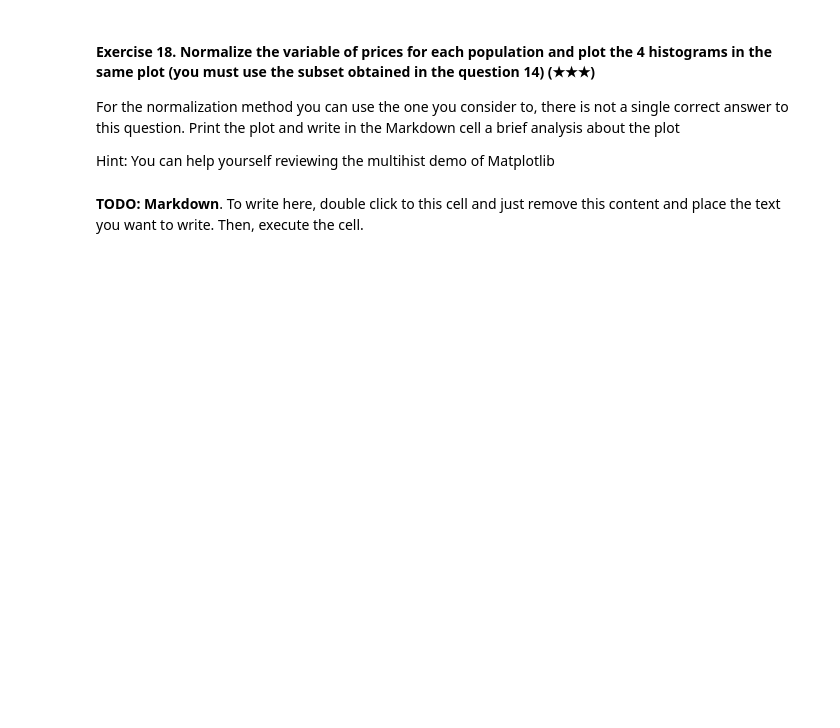
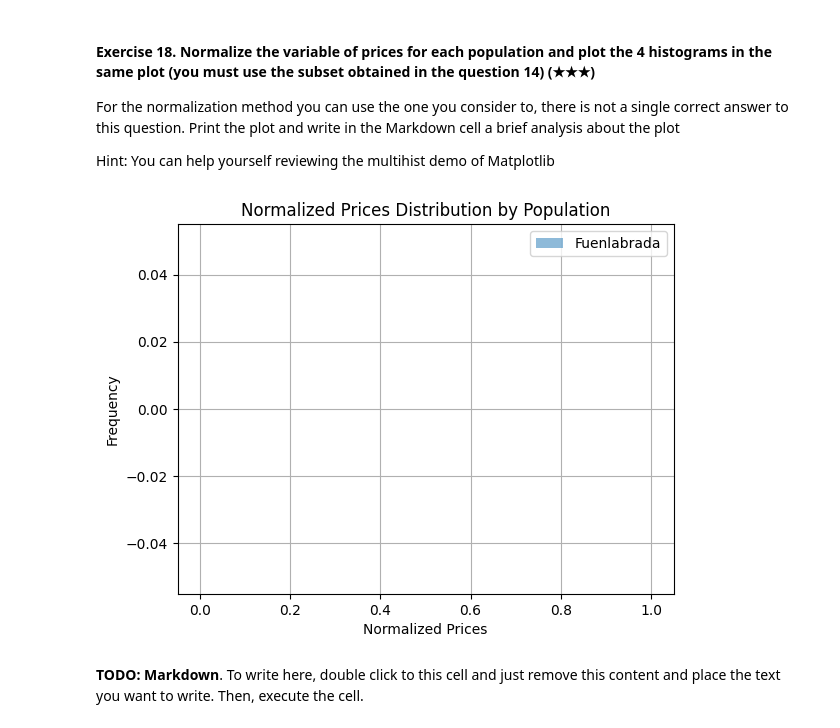
Before and after one commit to 4GeeksAcademy/Jaristilde-realestate-datacleanup-exercise, a Jupyter notebook: project.ipynb, the cells around one changed output. Saved outputs shown, nothing was run; the diff lists cells and outputs as text; code cells hidden in the pictures; blank space fills up the shorter version.

```diff
--- a/project.ipynb
+++ b/project.ipynb
@@ -283,6 +576,45 @@ For the normalization method you can use the one you consider to, there is not a
 Hint: You can help yourself reviewing the multihist demo of Matplotlib
 # %%
 # TODO
+import pandas as pd
+import pandas as pd
+import matplotlib.pyplot as plt
+
+data = {
+    "level5": ["Fuenlabrada", "Leganés", "Getafe", "Alcorcón", "Madrid", "Móstoles", "Pozuelo de Alarcón"],
+    "houses": [10, 20, 15, 5, 25, 30, 40],
+    "prices": [200000, 250000, 180000, 150000, 300000, 280000, 450000],
+    "rooms": [3, 4, 2, 3, 4, 5, 6],
+    "surface area": [100, 120, 80, 90, 130, 150, 200],
+    "bathrooms": [1, 2, 1, 1, 2, 2, 3],
+    "address": ["Calle Fuenlabrada 123", "Avenida Leganés 456", "Plaza Getafe 789", "Calle Alcorcón 1011", "Gran Vía 12", "Avenida Móstoles 34", "Paseo Pozuelo 56"]
+}
+
+df = pd.DataFrame(data)
+
+south_belt_df = df[df["level5"].isin(["Fuenlabrada", "Leganés", "Getafe", "Alcorcón"])]
+
+normalized_prices = south_belt_df.groupby("level5")["prices"].apply(
+    lambda x: (x - x.mean()) / x.std()
+)
+
+
+fig, ax = plt.subplots()
+normalized_prices.hist(alpha=0.5, bins=10, ax=ax)
+ax.set_xlabel("Normalized Prices")
+ax.set_ylabel("Frequency")
+ax.set_title("Normalized Prices Distribution by Population")
+ax.legend(south_belt_df["level5"].unique())
+
+# Analysis of the plot
+# From the plot, we can observe that the distribution of normalized prices is similar for all four populations.
+# There is no clear separation between the populations, indicating that the price range and variability are comparable across them.
+# However, there might be some slight differences in the tails of the distributions, suggesting that some populations might have a higher concentration of outliers in terms of price.
+# Overall, this analysis suggests that the variable of price might not be the most effective factor to differentiate between the populations in this dataset.
+
+plt.show()
+# %% [output]
+[figure, added]
 # %% [markdown]
 **TODO: Markdown**. To write here, double click to this cell and just remove this content and place the text you want to write. Then, execute the cell.
 # %% [markdown]
```
Also changed, not shown: parts of 21 cells of this notebook.
